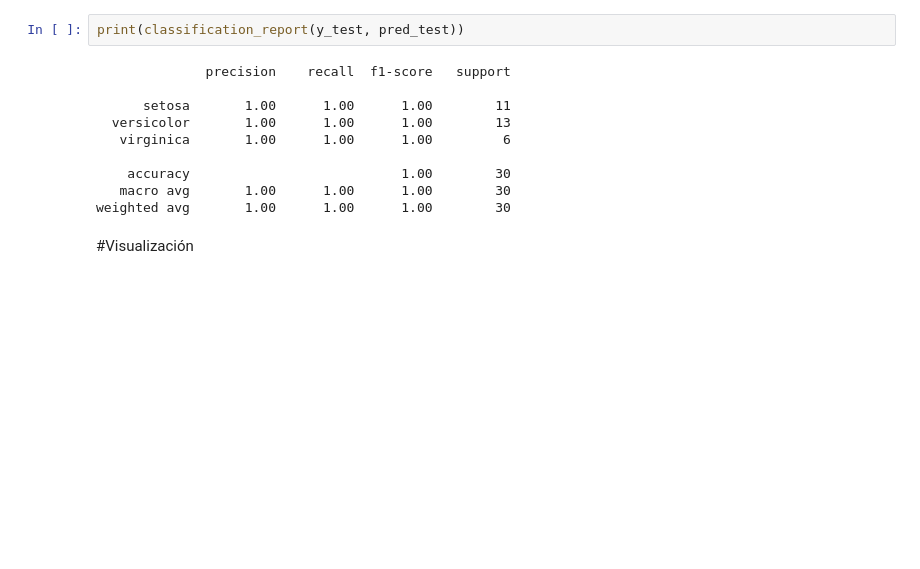
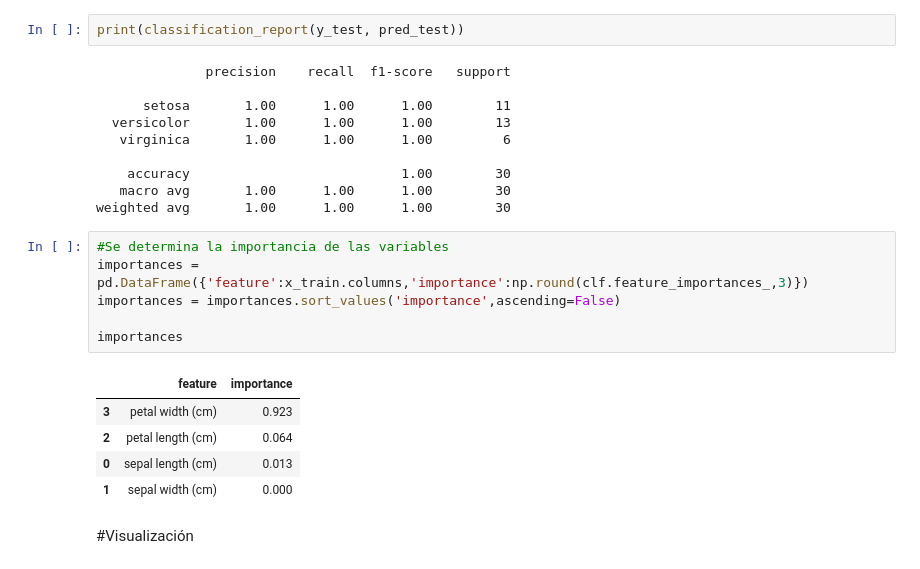
Before and after one commit to sdominguez/Parker-ModuloII, a Jupyter notebook: Notebooks/Ejemplo#04-ArbolDecision.ipynb, the cells around one changed output. Saved outputs shown, nothing was run; the diff lists cells and outputs as text; blank space fills up the shorter version.

```diff
--- a/Notebooks/Ejemplo#04-ArbolDecision.ipynb
+++ b/Notebooks/Ejemplo#04-ArbolDecision.ipynb
@@ -47,6 +48,18 @@ print(classification_report(y_test, pred_test))
     accuracy                           1.00        30
    macro avg       1.00      1.00      1.00        30
 weighted avg       1.00      1.00      1.00        30
+# %%
+#Se determina la importancia de las variables
+importances = pd.DataFrame({'feature':x_train.columns,'importance':np.round(clf.feature_importances_,3)})
+importances = importances.sort_values('importance',ascending=False)
+
+importances
+# %% [output]
+|  | feature | importance |
+| 3 | petal width (cm) | 0.923 |
+| 2 | petal length (cm) | 0.064 |
+| 0 | sepal length (cm) | 0.013 |
+| 1 | sepal width (cm) | 0.000 |
 # %% [markdown]
 #Visualización
 # %%
```
Also changed, not shown: parts of 1 cell of this notebook.
